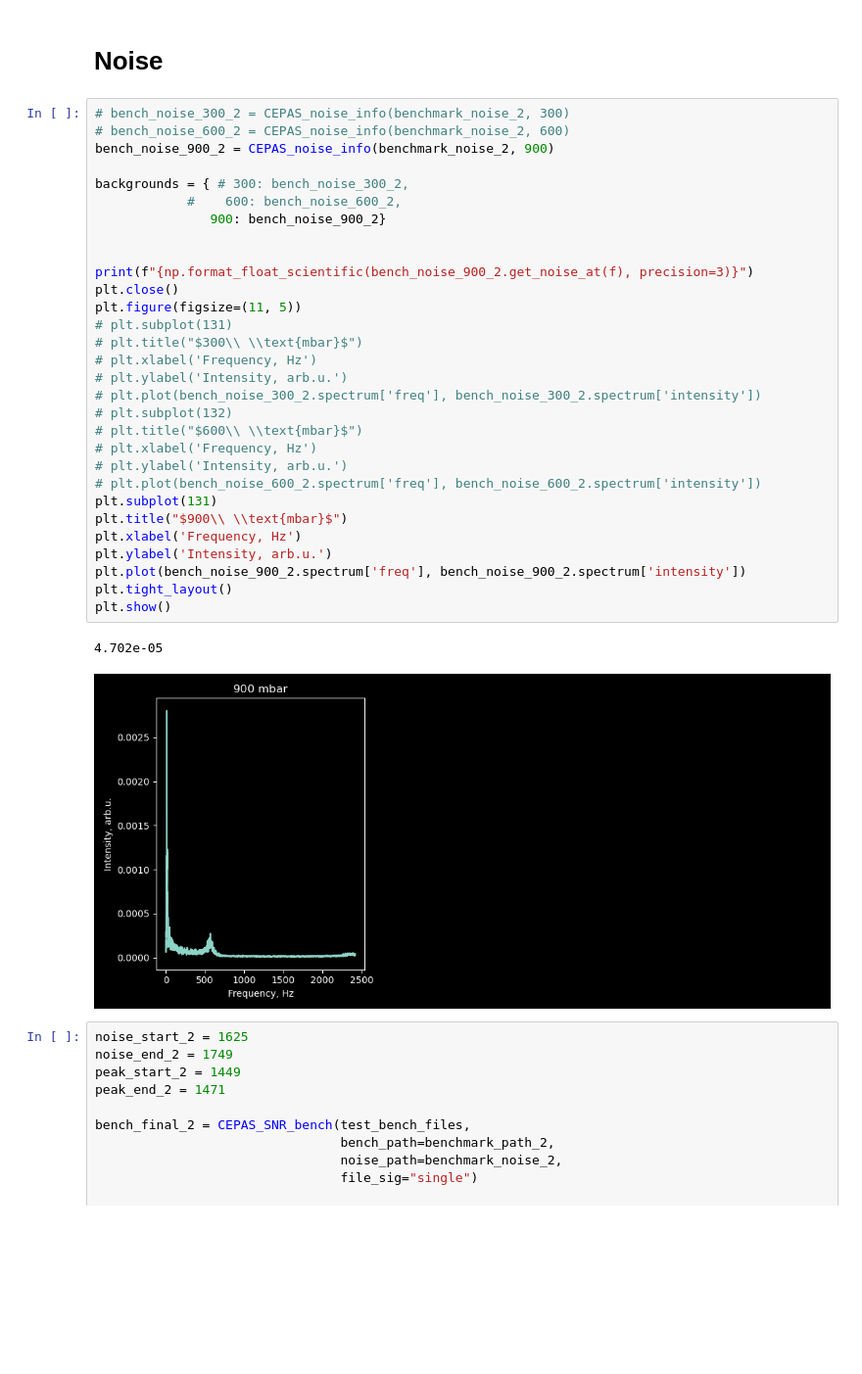
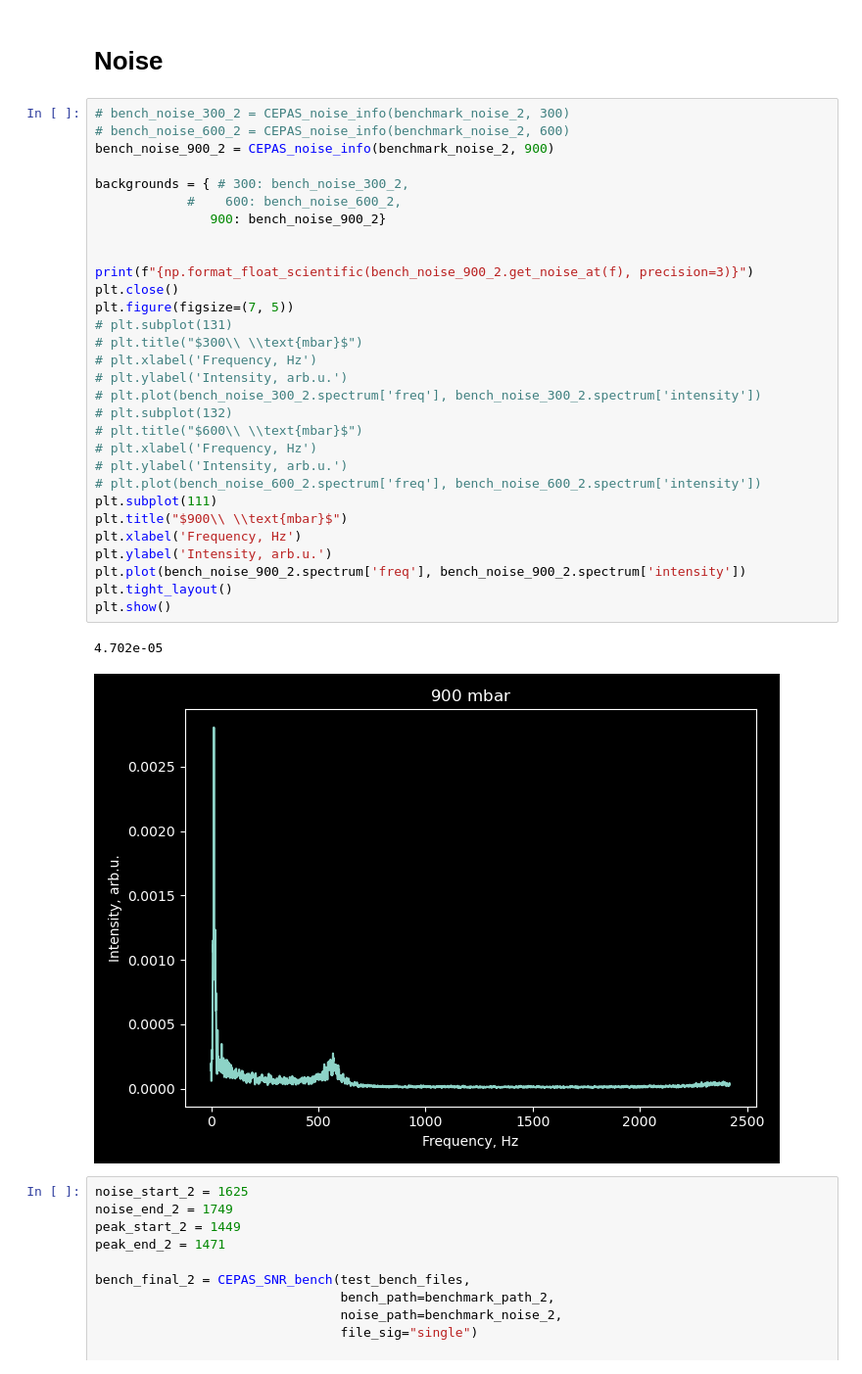
Before and after one commit to lampnis/aerosol-things, a Jupyter notebook: codes/datas/misc_tests/cantilevers/2025_09/R5C10_SOI1/nb.ipynb, the cells around one changed output. Shown at 98% size. Saved outputs shown, nothing was run; the diff lists cells and outputs as text; blank space fills up the shorter version.

```diff
--- a/codes/datas/misc_tests/cantilevers/2025_09/R5C10_SOI1/nb.ipynb
+++ b/codes/datas/misc_tests/cantilevers/2025_09/R5C10_SOI1/nb.ipynb
@@ -180,36 +190,36 @@ Name: magnitude_pnorm, dtype: float64
 # %%
 # bench_noise_300_2 = CEPAS_noise_info(benchmark_noise_2, 300)
 # bench_noise_600_2 = CEPAS_noise_info(benchmark_noise_2, 600)
 bench_noise_900_2 = CEPAS_noise_info(benchmark_noise_2, 900)
 
 backgrounds = { # 300: bench_noise_300_2,
             #    600: bench_noise_600_2,
                900: bench_noise_900_2}
 
 
 print(f"{np.format_float_scientific(bench_noise_900_2.get_noise_at(f), precision=3)}")
 plt.close()
-plt.figure(figsize=(11, 5))
+plt.figure(figsize=(7, 5))
 # plt.subplot(131)
 # plt.title("$300\\ \\text{mbar}$")
 # plt.xlabel('Frequency, Hz')
 # plt.ylabel('Intensity, arb.u.')
 # plt.plot(bench_noise_300_2.spectrum['freq'], bench_noise_300_2.spectrum['intensity'])
 # plt.subplot(132)
 # plt.title("$600\\ \\text{mbar}$")
 # plt.xlabel('Frequency, Hz')
 # plt.ylabel('Intensity, arb.u.')
 # plt.plot(bench_noise_600_2.spectrum['freq'], bench_noise_600_2.spectrum['intensity'])
-plt.subplot(131)
+plt.subplot(111)
 plt.title("$900\\ \\text{mbar}$")
 plt.xlabel('Frequency, Hz')
 plt.ylabel('Intensity, arb.u.')
 plt.plot(bench_noise_900_2.spectrum['freq'], bench_noise_900_2.spectrum['intensity'])
 plt.tight_layout()
 plt.show()
 # %% [output]
 4.702e-05
-[figure, old version]
+[figure, new version]
 # %%
 noise_start_2 = 1625
 noise_end_2 = 1749
```
Also changed, not shown: parts of 1 cell of this notebook, 4 other files.
